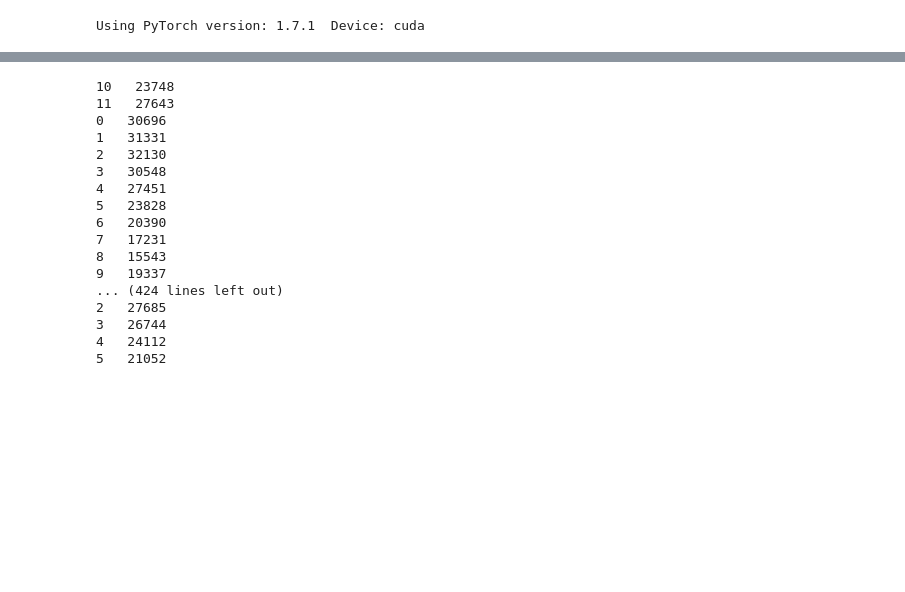
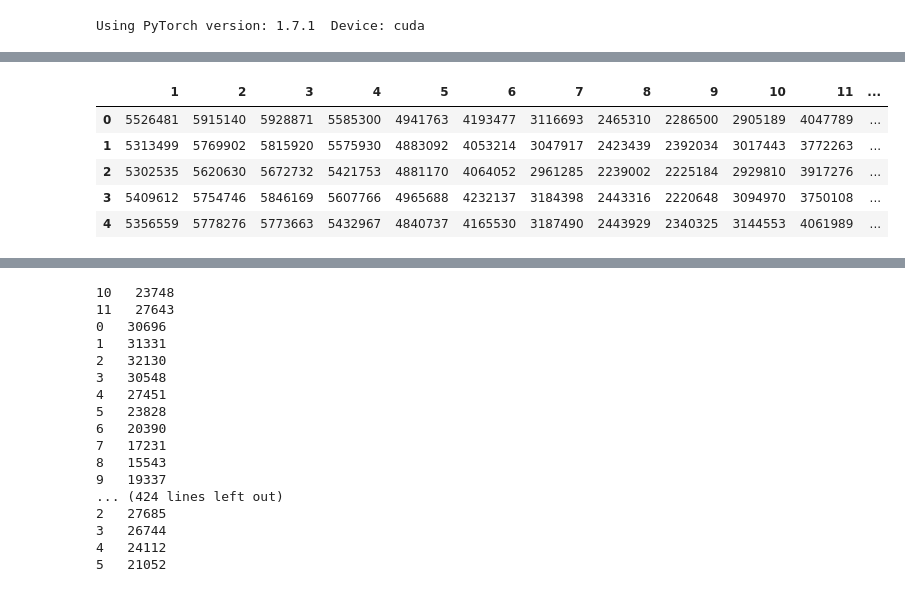
Before and after one commit to BenchleyKim/DeepDive, a Jupyter notebook: DACON/Month13/Untitled1.ipynb, the cells around one changed output, grey strips where cells are left out. Saved outputs shown, nothing was run; the diff lists cells and outputs as text; code cells hidden in the pictures; blank space fills up the shorter version.

```diff
--- a/DACON/Month13/Untitled1.ipynb
+++ b/DACON/Month13/Untitled1.ipynb
@@ -20,0 +76,9 @@ Using PyTorch version: 1.7.1  Device: cuda
+# %%
+totaldf.head()
+# %% [output]
+|  | 1 | 2 | 3 | 4 | 5 | 6 | 7 | 8 | 9 | 10 | 11 | ... |
+| 0 | 5526481 | 5915140 | 5928871 | 5585300 | 4941763 | 4193477 | 3116693 | 2465310 | 2286500 | 2905189 | 4047789 | ... |
+| 1 | 5313499 | 5769902 | 5815920 | 5575930 | 4883092 | 4053214 | 3047917 | 2423439 | 2392034 | 3017443 | 3772263 | ... |
+| 2 | 5302535 | 5620630 | 5672732 | 5421753 | 4881170 | 4064052 | 2961285 | 2239002 | 2225184 | 2929810 | 3917276 | ... |
+| 3 | 5409612 | 5754746 | 5846169 | 5607766 | 4965688 | 4232137 | 3184398 | 2443316 | 2220648 | 3094970 | 3750108 | ... |
+| 4 | 5356559 | 5778276 | 5773663 | 5432967 | 4840737 | 4165530 | 3187490 | 2443929 | 2340325 | 3144553 | 4061989 | ... |
```
Also changed, not shown: parts of 19 cells of this notebook, 1 other file.
